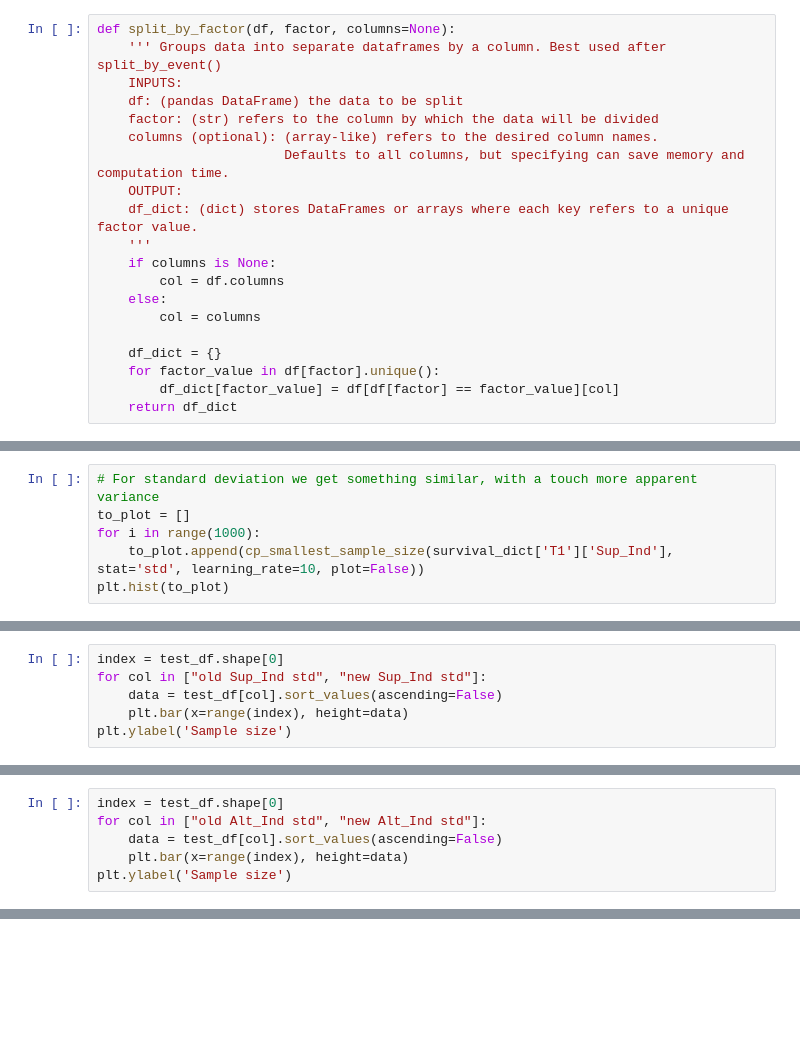
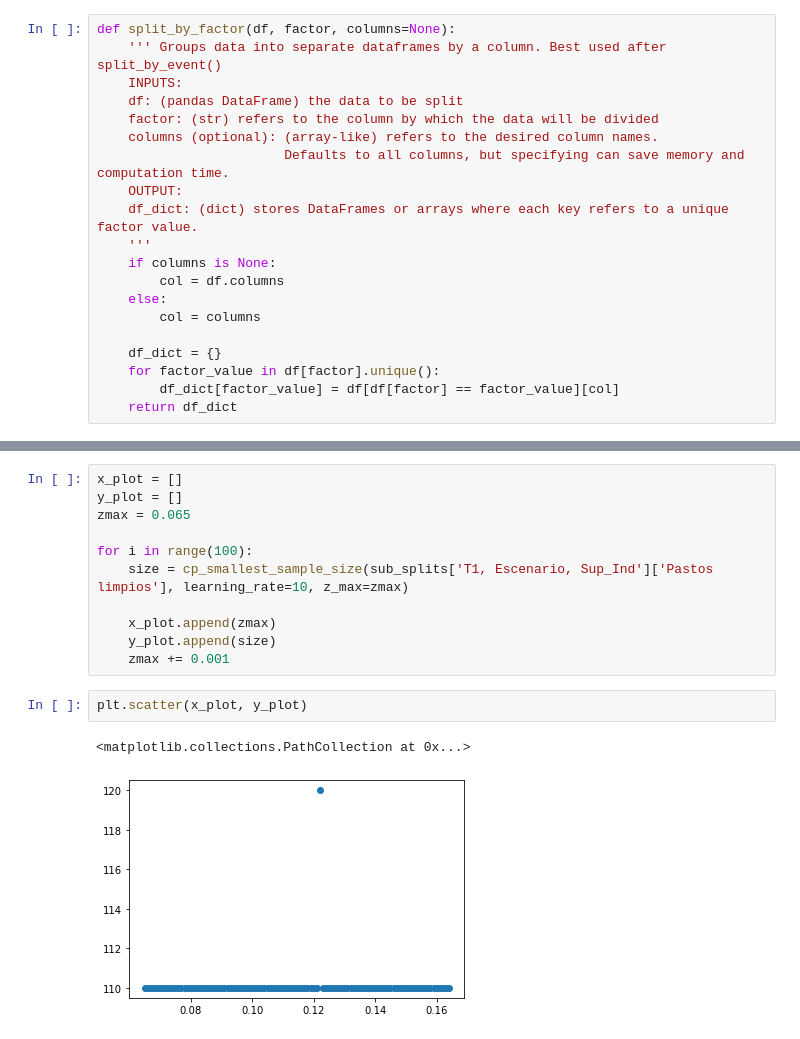
Before and after one commit to Slid61/plant-restoration-size, a Jupyter notebook: get_stat_params.ipynb, the cells around one changed output, grey strips where cells are left out. Cells and saved outputs as stored; diff of their text form; blank space fills up the shorter version.

```diff
--- a/get_stat_params.ipynb
+++ b/get_stat_params.ipynb
@@ -223,6 +87,0 @@ plt.hist(to_plot)
-# %%
-# For standard deviation we get something similar, with a touch more apparent variance
-to_plot = []
-for i in range(1000):
-    to_plot.append(cp_smallest_sample_size(survival_dict['T1']['Sup_Ind'], stat='std', learning_rate=10, plot=False))
-plt.hist(to_plot)
@@ -627,6 +87,0 @@ defaultdict(list,
-# %%
-index = test_df.shape[0]
-for col in ["old Sup_Ind std", "new Sup_Ind std"]:
-    data = test_df[col].sort_values(ascending=False)
-    plt.bar(x=range(index), height=data)
-plt.ylabel('Sample size')
@@ -649,6 +87,0 @@ print(1 - test_df["new Alt_Ind std"].mean()/test_df["old Alt_Ind std"].mean())
-# %%
-index = test_df.shape[0]
-for col in ["old Alt_Ind std", "new Alt_Ind std"]:
-    data = test_df[col].sort_values(ascending=False)
-    plt.bar(x=range(index), height=data)
-plt.ylabel('Sample size')
@@ -817,0 +536,16 @@ time for cp: 45.0637 seconds
+# %%
+x_plot = []
+y_plot = []
+zmax = 0.065
+
+for i in range(100):
+    size = cp_smallest_sample_size(sub_splits['T1, Escenario, Sup_Ind']['Pastos limpios'], learning_rate=10, z_max=zmax)
+
+    x_plot.append(zmax)
+    y_plot.append(size)
+    zmax += 0.001
+# %%
+plt.scatter(x_plot, y_plot)
+# %% [output]
+<matplotlib.collections.PathCollection at 0x...>
+[figure, added]
```
Also changed, not shown: parts of 105 cells of this notebook, 9 other files.
